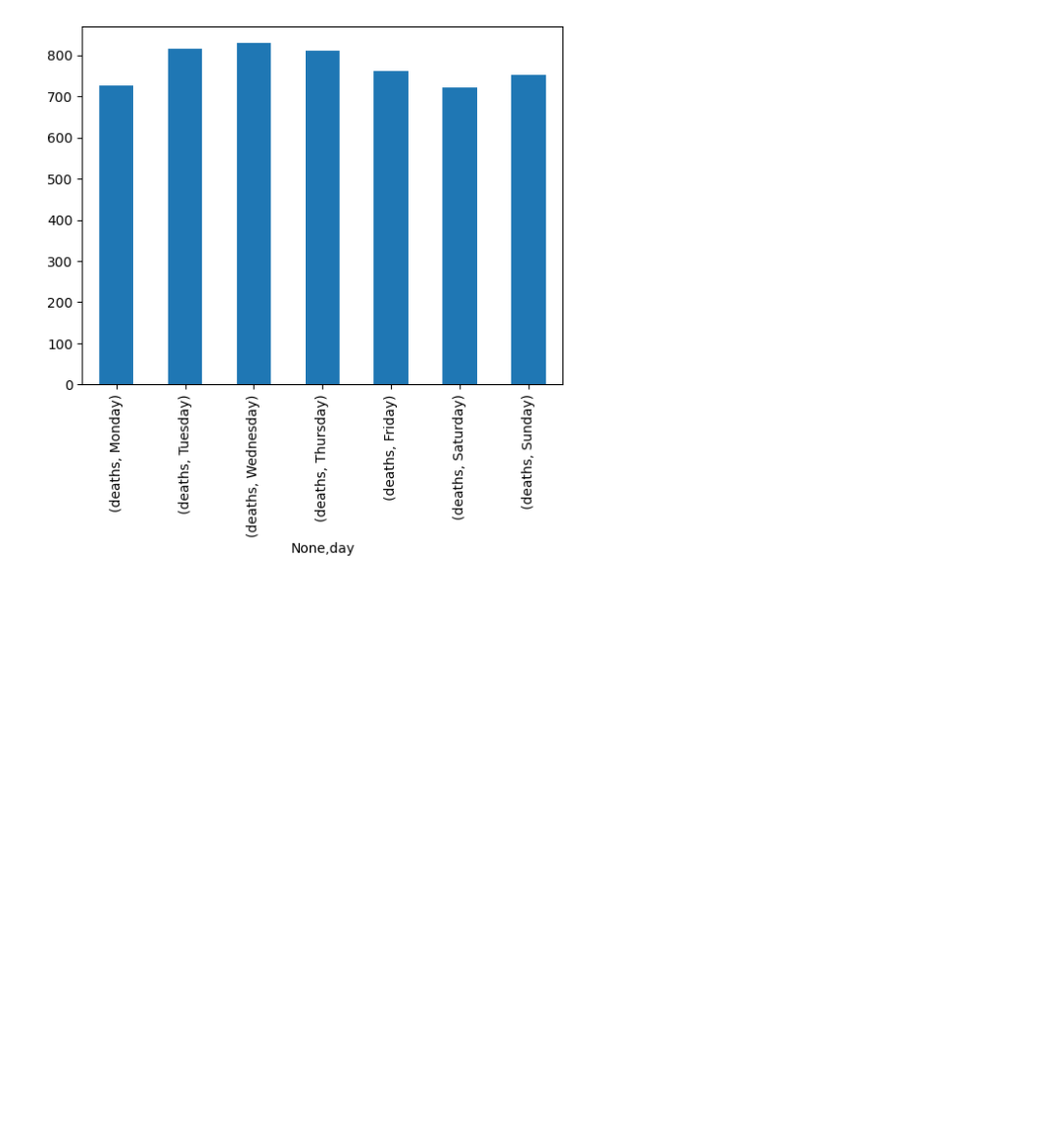
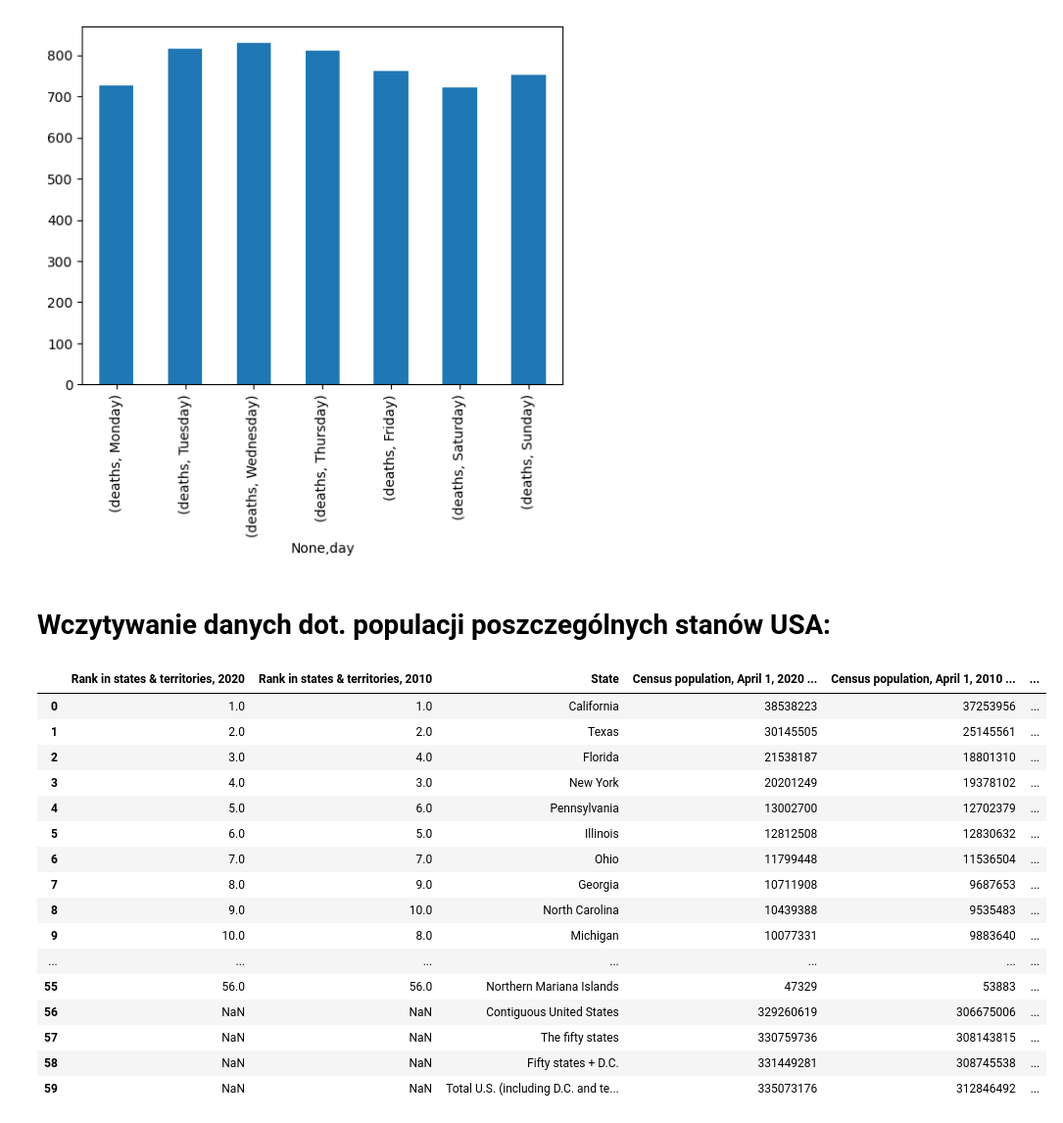
Before and after one commit to jakubziom/Fatal_Police_Interventions, a Jupyter notebook: fatal_police_interventions.ipynb, the cells around one changed output. Shown at 98% size. Saved outputs shown, nothing was run; the diff lists cells and outputs as text; code cells hidden in the pictures; blank space fills up the shorter version.

```diff
--- a/fatal_police_interventions.ipynb
+++ b/fatal_police_interventions.ipynb
@@ -199,2 +202,26 @@ ax=df5.unstack(level=0).plot(kind='bar',subplots=True, rot=90,width=0.5)
 # %% [output]
 [figure]
+# %% [markdown]
+# Wczytywanie danych dot. populacji poszczególnych stanów USA:
+# %%
+states = pd.read_html('https://simple.wikipedia.org/wiki/List_of_U.S._states_by_population', header=0)
+states_population=states[0]
+states_population
+# %% [output]
+|  | Rank in states & territories, 2020 | Rank in states & territories, 2010 | State | Census population, April 1, 2020 ... | Census population, April 1, 2010 ... | ... |
+| 0 | 1.0 | 1.0 | California | 38538223 | 37253956 | ... |
+| 1 | 2.0 | 2.0 | Texas | 30145505 | 25145561 | ... |
+| 2 | 3.0 | 4.0 | Florida | 21538187 | 18801310 | ... |
+| 3 | 4.0 | 3.0 | New York | 20201249 | 19378102 | ... |
+| 4 | 5.0 | 6.0 | Pennsylvania | 13002700 | 12702379 | ... |
+| 5 | 6.0 | 5.0 | Illinois | 12812508 | 12830632 | ... |
+| 6 | 7.0 | 7.0 | Ohio | 11799448 | 11536504 | ... |
+| 7 | 8.0 | 9.0 | Georgia | 10711908 | 9687653 | ... |
+| 8 | 9.0 | 10.0 | North Carolina | 10439388 | 9535483 | ... |
+| 9 | 10.0 | 8.0 | Michigan | 10077331 | 9883640 | ... |
+| ... | ... | ... | ... | ... | ... | ... |
+| 55 | 56.0 | 56.0 | Northern Mariana Islands | 47329 | 53883 | ... |
+| 56 | NaN | NaN | Contiguous United States | 329260619 | 306675006 | ... |
+| 57 | NaN | NaN | The fifty states | 330759736 | 308143815 | ... |
+| 58 | NaN | NaN | Fifty states + D.C. | 331449281 | 308745538 | ... |
+| 59 | NaN | NaN | Total U.S. (including D.C. and te... | 335073176 | 312846492 | ... |
```
Also changed, not shown: parts of 31 cells of this notebook.
